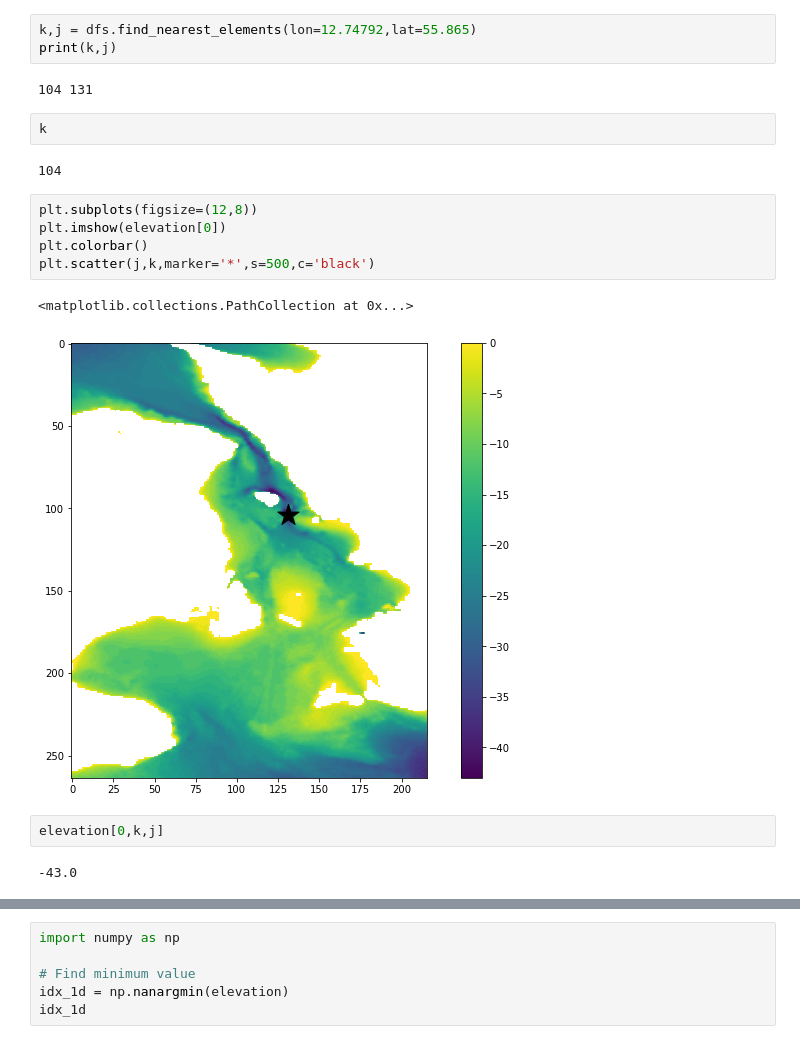
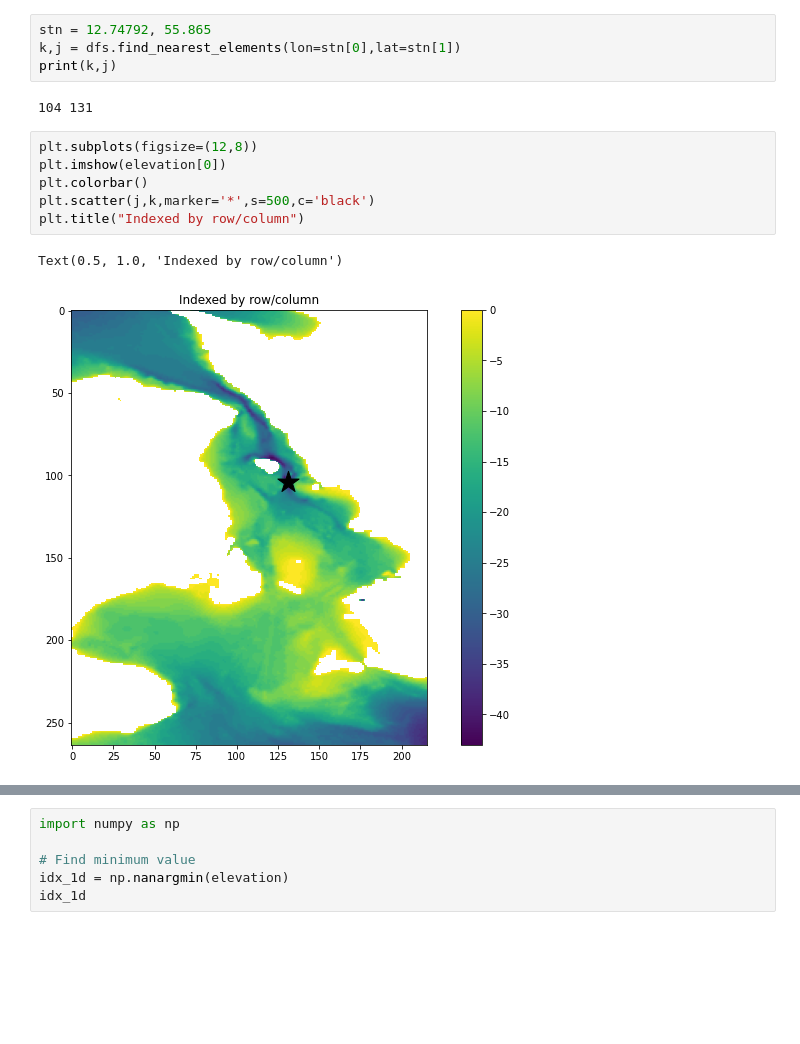
Before and after one commit to DHI/getting-started-with-mikeio, a Jupyter notebook: _sources/dfs2.ipynb, the cells around one changed output, grey strips where cells are left out. Drawn from its saved outputs; the diff is of its cells as text; blank space fills up the shorter version.

```diff
--- a/_sources/dfs2.ipynb
+++ b/_sources/dfs2.ipynb
@@ -56,23 +99,17 @@ plt.colorbar()
 # %% [markdown]
 ## Extract data at location
 # %%
-k,j = dfs.find_nearest_elements(lon=12.74792,lat=55.865)
+stn = 12.74792, 55.865
+k,j = dfs.find_nearest_elements(lon=stn[0],lat=stn[1])
 print(k,j)
 # %% [output]
 104 131
-# %%
-k
-# %% [output]
-104
 # %%
 plt.subplots(figsize=(12,8))
 plt.imshow(elevation[0])
 plt.colorbar()
 plt.scatter(j,k,marker='*',s=500,c='black')
+plt.title("Indexed by row/column")
 # %% [output]
-<matplotlib.collections.PathCollection at 0x...>
+Text(0.5, 1.0, 'Indexed by row/column')
-[figure, old version]
+[figure, new version]
-# %%
-elevation[0,k,j]
-# %% [output]
--43.0
```
Also changed, not shown: parts of 19 cells of this notebook, 16 other files.
